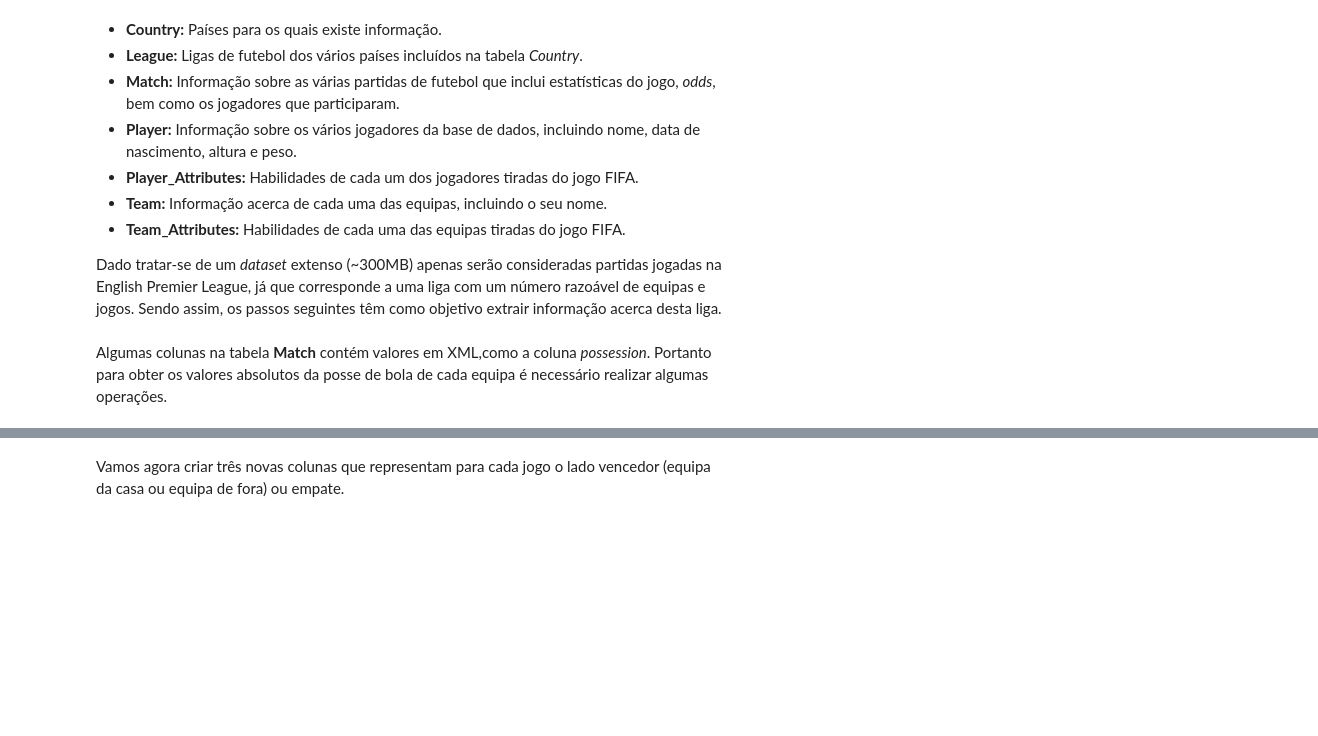
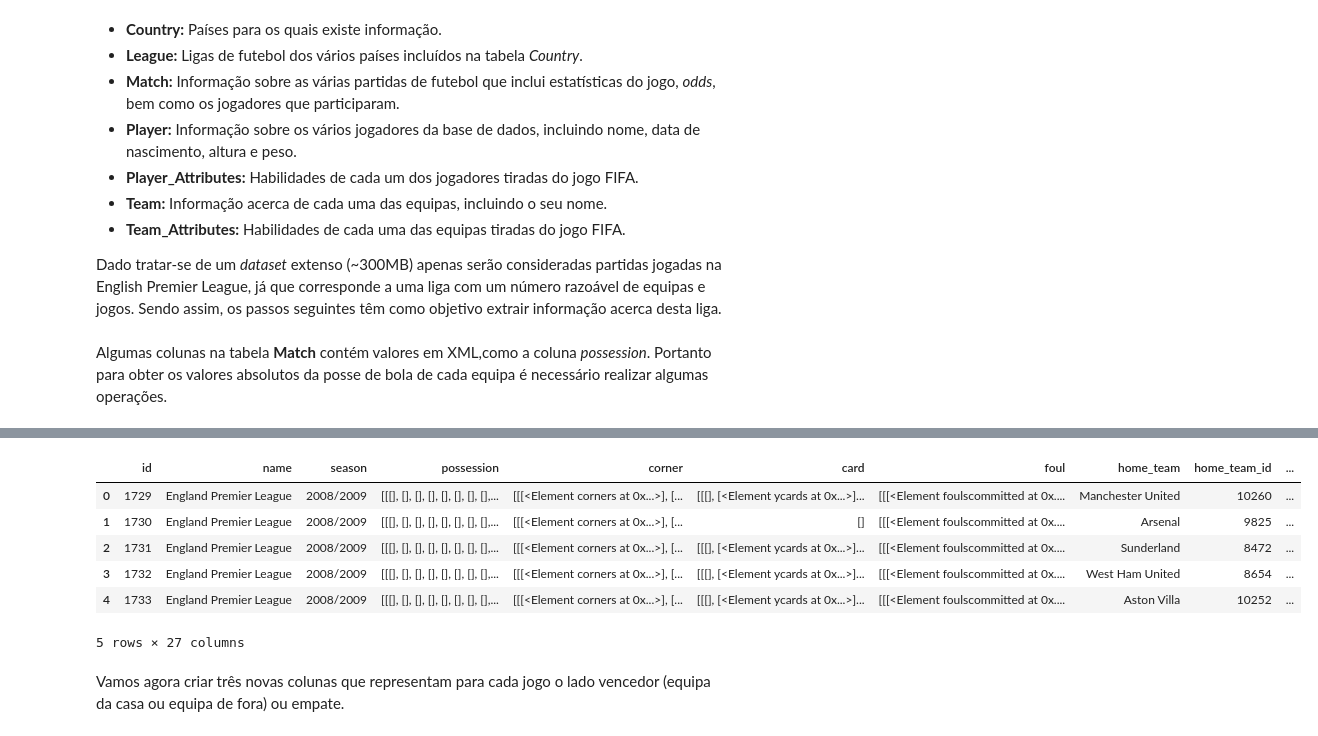
Before and after one commit to andremmori/IART-Project2, a Jupyter notebook: SoccerRegression.ipynb, the cells around one changed output, grey strips where cells are left out. Drawn from its saved outputs; the diff is of its cells as text; code cells hidden in the pictures; blank space fills up the shorter version.

```diff
--- a/SoccerRegression.ipynb
+++ b/SoccerRegression.ipynb
@@ -179,3 +180,43 @@ matches.head()
+# %%
+import numpy
+
+corner = et.Element("corner")
+
+for id, row in zip(matches['id'], matches['corner']):
+#     print(et.tostring(row, pretty_print=True).decode())
+    if len(row.getchildren()):
+        match = et.SubElement(corner, 'match')
+        match.set('id', str(id))
+        for child in row.getchildren():
+            el = et.fromstring(et.tostring(child))
+            match.append(el)
+
+file = open('corner.xml', 'w+')
+file.write(et.tostring(corner, pretty_print=True).decode())
+
+matches['HC'] = 0
+matches['AC'] = 0
+for _, element in et.iterparse("corner.xml", tag='match'):
+    id = element.get('id')
+    idx = matches[matches['id'] == numpy.int64(id)].index.values.astype(int)[0]
+
+    for child in element:
+        if child.findtext('team') == str(matches.at[idx, 'home_team_id']):
+            matches.at[idx, 'HC'] += 1
+        elif child.findtext('team') == str(matches.at[idx, 'away_team_id']):
+            matches.at[idx, 'AC'] += 1
+
+    element.clear(keep_tail=True)
+
+matches.head()
+# %% [output]
+|  | id | name | season | possession | corner | card | foul | home_team | home_team_id | ... |
+| 0 | 1729 | England Premier League | 2008/2009 | [[[], [], [], [], [], [], [], [],... | [[[<Element corners at 0x...>], [... | [[[], [<Element ycards at 0x...>]... | [[[<Element foulscommitted at 0x.... | Manchester United | 10260 | ... |
+| 1 | 1730 | England Premier League | 2008/2009 | [[[], [], [], [], [], [], [], [],... | [[[<Element corners at 0x...>], [... | [] | [[[<Element foulscommitted at 0x.... | Arsenal | 9825 | ... |
+| 2 | 1731 | England Premier League | 2008/2009 | [[[], [], [], [], [], [], [], [],... | [[[<Element corners at 0x...>], [... | [[[], [<Element ycards at 0x...>]... | [[[<Element foulscommitted at 0x.... | Sunderland | 8472 | ... |
+| 3 | 1732 | England Premier League | 2008/2009 | [[[], [], [], [], [], [], [], [],... | [[[<Element corners at 0x...>], [... | [[[], [<Element ycards at 0x...>]... | [[[<Element foulscommitted at 0x.... | West Ham United | 8654 | ... |
+| 4 | 1733 | England Premier League | 2008/2009 | [[[], [], [], [], [], [], [], [],... | [[[<Element corners at 0x...>], [... | [[[], [<Element ycards at 0x...>]... | [[[<Element foulscommitted at 0x.... | Aston Villa | 10252 | ... |
+5 rows × 27 columns
 # %% [markdown]
 Vamos agora criar três novas colunas que representam para cada jogo o lado vencedor (equipa da casa ou equipa de fora) ou empate.
 # %%
```
Also changed, not shown: parts of 4 cells of this notebook, 1 other file.
